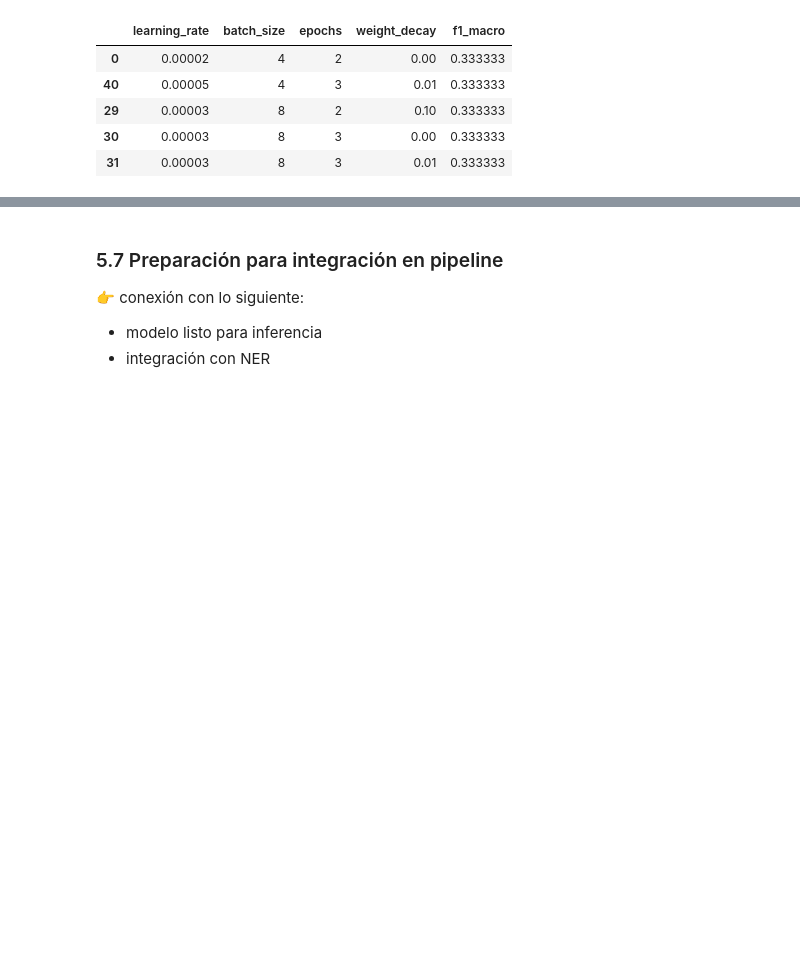
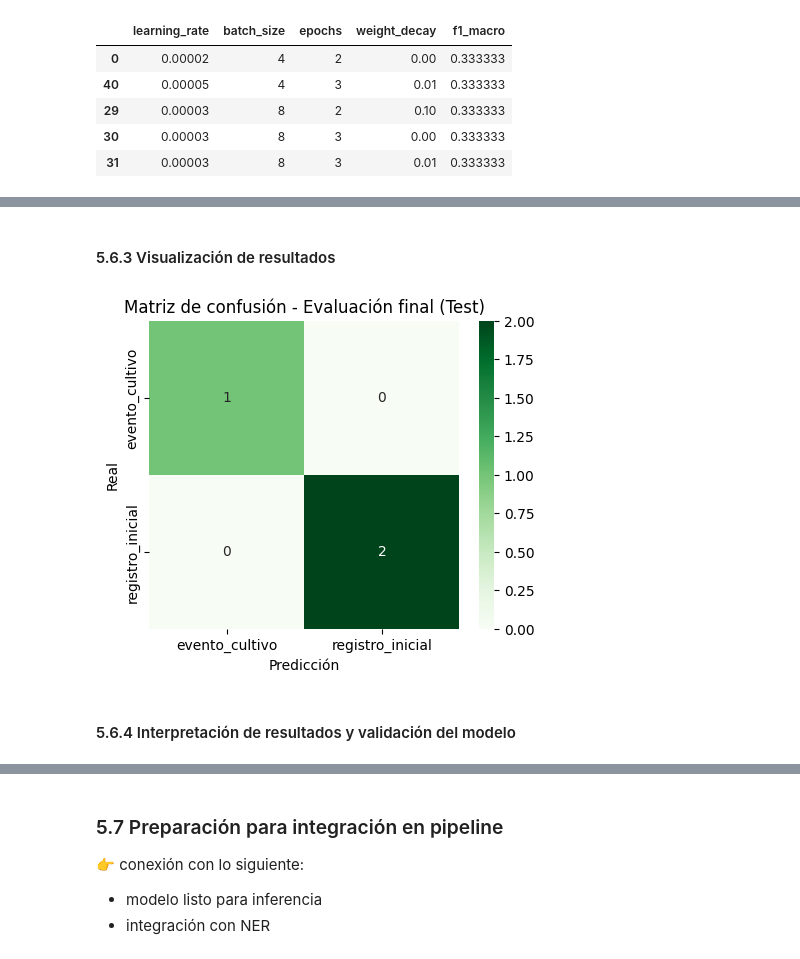
Before and after one commit to JMPinillos/agri-voice-ai, a Jupyter notebook: notebooks/03_nlp_processing/nlp_processing.ipynb, the cells around one changed output, grey strips where cells are left out. Cells and saved outputs as stored; diff of their text form; code cells hidden in the pictures; blank space fills up the shorter version.

```diff
--- a/notebooks/03_nlp_processing/nlp_processing.ipynb
+++ b/notebooks/03_nlp_processing/nlp_processing.ipynb
@@ -888,0 +945,15 @@ display(df_results_sorted.head())
+# %%
+# Predicciones en test
+predictions_test = trainer_final.predict(test_dataset)
+y_pred_test = np.argmax(predictions_test.predictions, axis=1)
+
+# Métricas
+report_test = classification_report(
+    y_test_labels,
+    y_pred_test,
+    target_names=label_encoder.classes_,
+    digits=4
+)
+
+print("Resultados finales en test:")
+print(report_test)
@@ -888,0 +971,24 @@ display(df_results_sorted.head())
+# %% [markdown]
+#### 5.6.3 Visualización de resultados
+# %%
+# Matriz de confusión
+cm_test = confusion_matrix(y_test_labels, y_pred_test)
+
+plt.figure(figsize=(5,4))
+sns.heatmap(
+    cm_test,
+    annot=True,
+    fmt="d",
+    cmap="Greens",
+    xticklabels=label_encoder.classes_,
+    yticklabels=label_encoder.classes_
+)
+
+plt.title("Matriz de confusión - Evaluación final (Test)")
+plt.xlabel("Predicción")
+plt.ylabel("Real")
+plt.show()
+# %% [output]
+[figure, added]
+# %% [markdown]
+#### 5.6.4 Interpretación de resultados y validación del modelo
```
Also changed, not shown: parts of 23 cells of this notebook, 1 other file.
